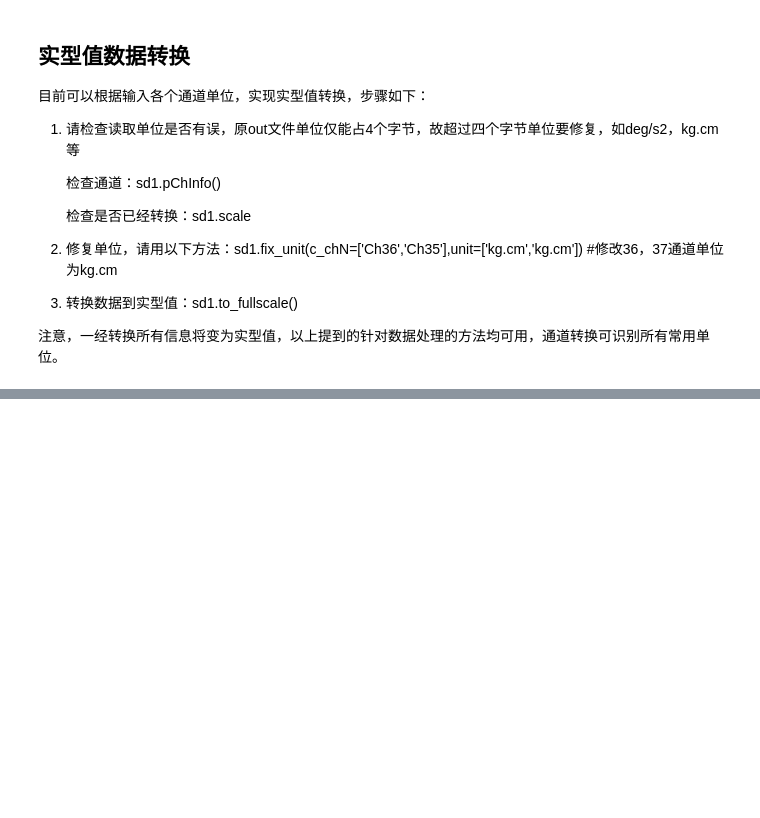
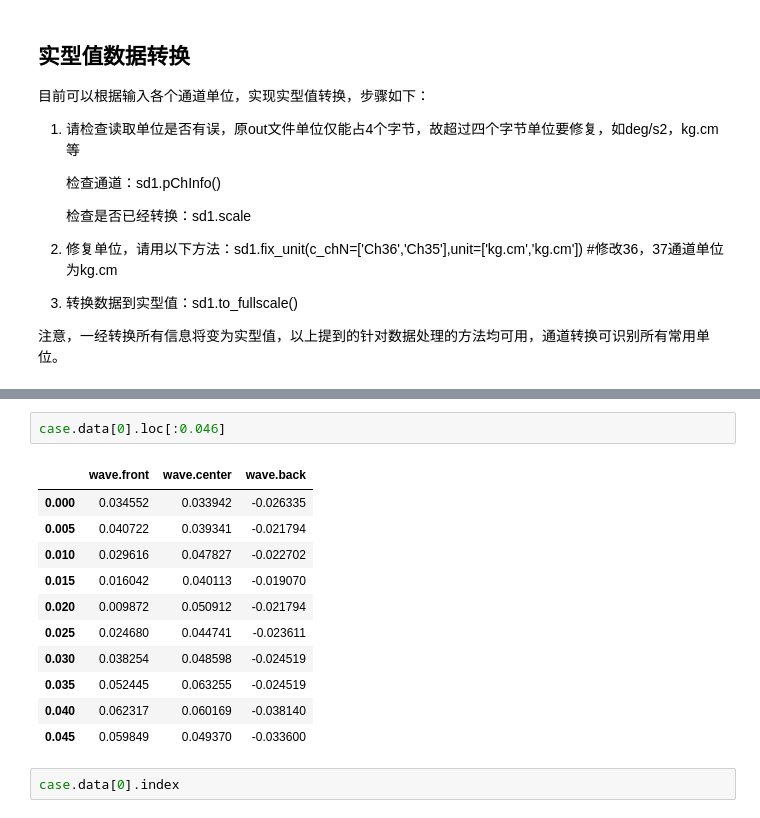
Before and after one commit to Alphabetliu/pydas, a Jupyter notebook: example.ipynb, the cells around one changed output, grey strips where cells are left out. Cells and saved outputs as stored; diff of their text form; blank space fills up the shorter version.

```diff
--- a/example.ipynb
+++ b/example.ipynb
@@ -210,0 +277,16 @@ sd1.pChInfo()
+# %%
+case.data[0].loc[:0.046]
+# %% [output]
+|  | wave.front | wave.center | wave.back |
+| 0.000 | 0.034552 | 0.033942 | -0.026335 |
+| 0.005 | 0.040722 | 0.039341 | -0.021794 |
+| 0.010 | 0.029616 | 0.047827 | -0.022702 |
+| 0.015 | 0.016042 | 0.040113 | -0.019070 |
+| 0.020 | 0.009872 | 0.050912 | -0.021794 |
+| 0.025 | 0.024680 | 0.044741 | -0.023611 |
+| 0.030 | 0.038254 | 0.048598 | -0.024519 |
+| 0.035 | 0.052445 | 0.063255 | -0.024519 |
+| 0.040 | 0.062317 | 0.060169 | -0.038140 |
+| 0.045 | 0.059849 | 0.049370 | -0.033600 |
+# %%
+case.data[0].index
```
Also changed, not shown: parts of 21 cells of this notebook, 2 other files.
